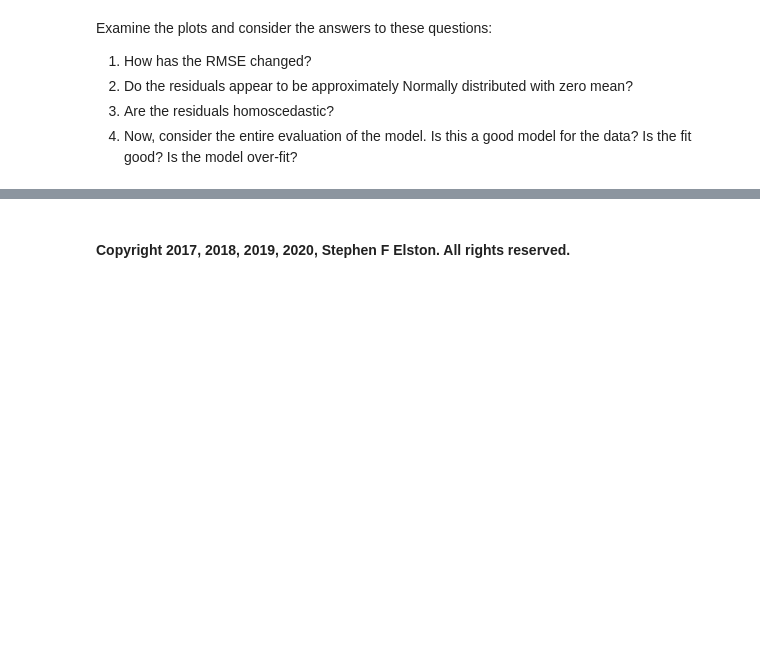
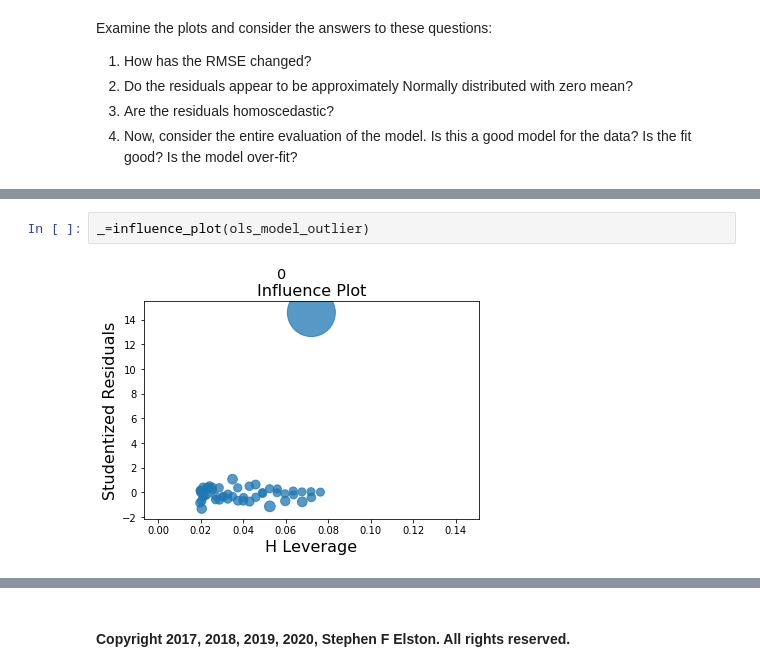
Before and after one commit to StephenElston/DataScience410, a Jupyter notebook: Lecture6/IntroToRegression.ipynb, the cells around one changed output, grey strips where cells are left out. Saved outputs shown, nothing was run; the diff lists cells and outputs as text; blank space fills up the shorter version.

```diff
--- a/Lecture6/IntroToRegression.ipynb
+++ b/Lecture6/IntroToRegression.ipynb
@@ -814,0 +800,4 @@ fig = statsmodels.graphics.plot_regress_exog(outlier_linear, "x_scaled", fig=fig
+# %%
+_=influence_plot(ols_model_outlier)
+# %% [output]
+[figure, added]
```
Also changed, not shown: parts of 19 cells of this notebook, 1 other file.
